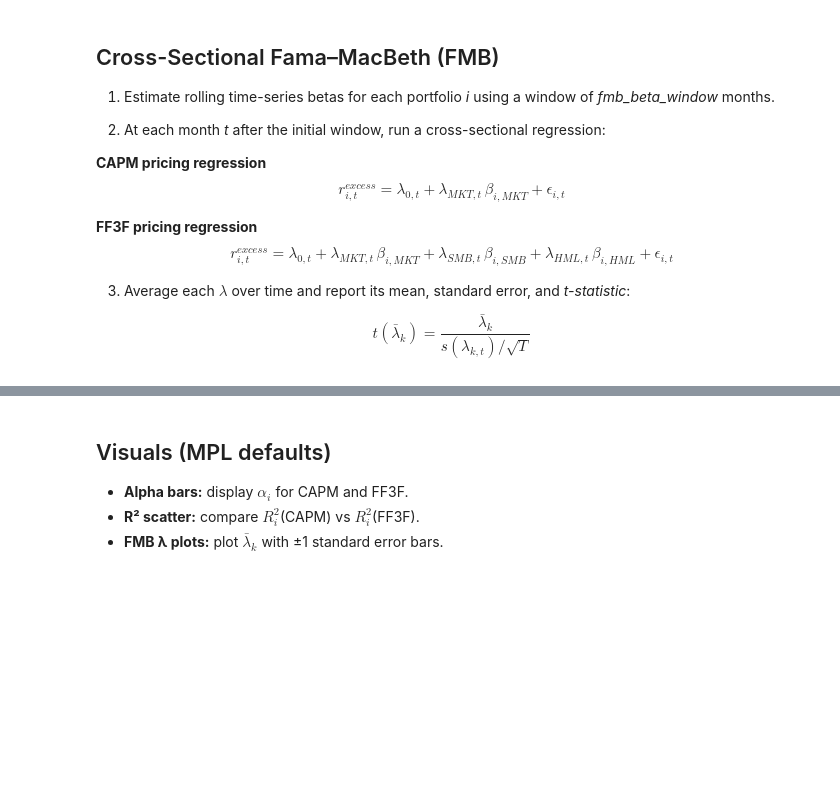
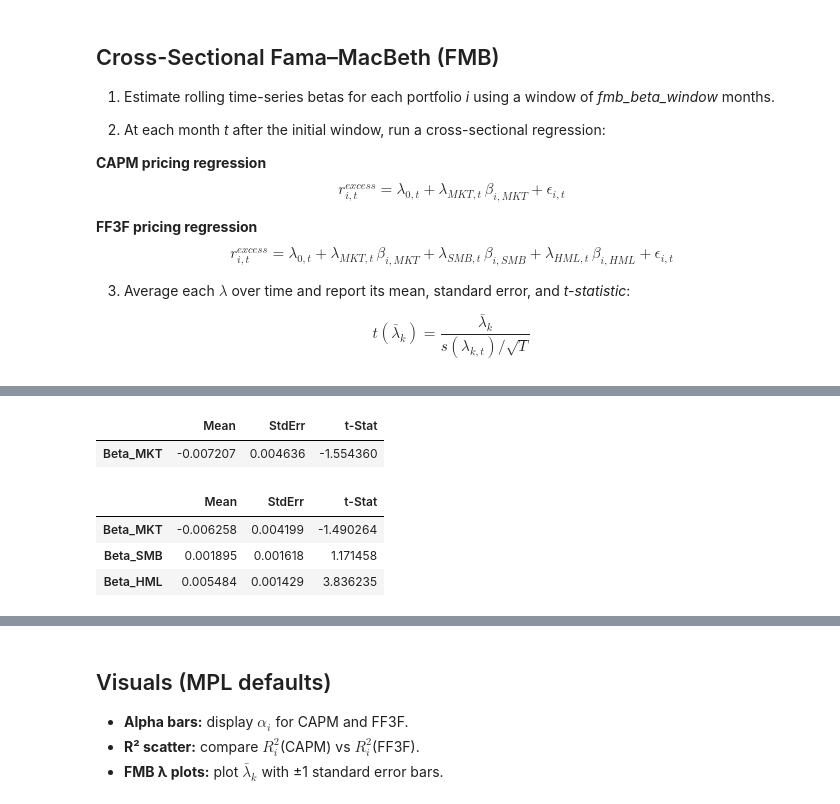
Before and after one commit to dhajibashi/Project_3, a Jupyter notebook: FIN684_Project_III.ipynb, the cells around one changed output, grey strips where cells are left out. Drawn from its saved outputs; the diff is of its cells as text; code cells hidden in the pictures; blank space fills up the shorter version.

```diff
--- a/FIN684_Project_III.ipynb
+++ b/FIN684_Project_III.ipynb
@@ -761,0 +812,57 @@ $$
+# %%
+def shanken_correction(summary_df: pd.DataFrame, factor: pd.DataFrame) -> pd.DataFrame:
+    '''
+    Apply the Shanken correction to the standard errors and t-stats of risk premia estimates.
+    1. Compute the covariance matrix of the factors.
+    2. Adjust the standard errors using the Shanken formula:
+       corrected_std_err = original_std_err * sqrt(1 + lambda.T @ inv(factor_cov) @ lambda)
+       corrected_t_stat = lambda / corrected_std_err
+    Returns a new DataFrame with corrected 'StdErr' and 't-Stat'.
+
+    Parameters:
+    - summary_df: DataFrame with columns ['Mean', 'StdErr', 't-Stat'] indexed by factor names.
+    - factor: DataFrame of factor returns (T x K).
+
+    Returns:
+    - corrected_summary_df: DataFrame with updated 'StdErr' and 't-Stat'.
+    '''
+    L = factor.shape[1]
+    # Compute covariance matrix with divisor (T - L)
+    def cov_div_T_minus_L(X, L):
+        T = X.shape[0]
+        X_centered = X - X.mean(axis=0)
+        cov_mat = (X_centered.T @ X_centered) / (T - L)
+        return cov_mat
+
+    factorcovmat = cov_div_T_minus_L(factor, L)
+
+    lambdas = summary_df['Mean'].values.reshape(-1, 1)  # (K, 1)
+
+    # Compute correction factor: 1 + lambda.T * inv(factorcovmat) * lambda
+    inv_factorcov = np.linalg.inv(factorcovmat)
+    correction = 1 + (lambdas.T @ inv_factorcov @ lambdas).item()
+
+    # Corrected standard errors
+    corrected_std_err = summary_df['StdErr'] * np.sqrt(correction)
+
+    # Corrected t-statistics
+    corrected_t_stat = summary_df['Mean'] / corrected_std_err
+
+    corrected_summary_df = summary_df.copy()
+    corrected_summary_df['StdErr'] = corrected_std_err
+    corrected_summary_df['t-Stat'] = corrected_t_stat
+
+    return corrected_summary_df
+
+fmb_capm_summary_shanken = shanken_correction(fmb_capm_summary, sample[["RMRF"]])
+display(fmb_capm_summary_shanken)
+
+fmb_ff3_summary_shanken = shanken_correction(fmb_ff3_summary, sample[["RMRF","SMB","HML"]])
+display(fmb_ff3_summary_shanken)
+# %% [output]
+|  | Mean | StdErr | t-Stat |
+| Beta_MKT | -0.007207 | 0.004636 | -1.554360 |
+|  | Mean | StdErr | t-Stat |
+| Beta_MKT | -0.006258 | 0.004199 | -1.490264 |
+| Beta_SMB | 0.001895 | 0.001618 | 1.171458 |
+| Beta_HML | 0.005484 | 0.001429 | 3.836235 |
```
Also changed, not shown: parts of 7 cells of this notebook.
